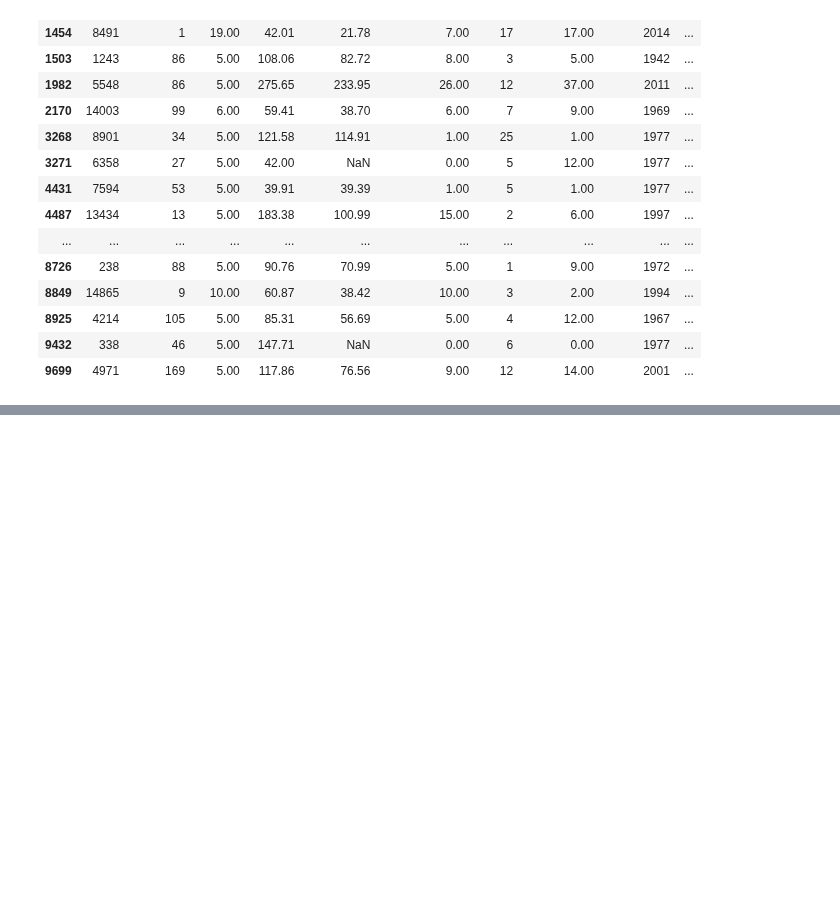
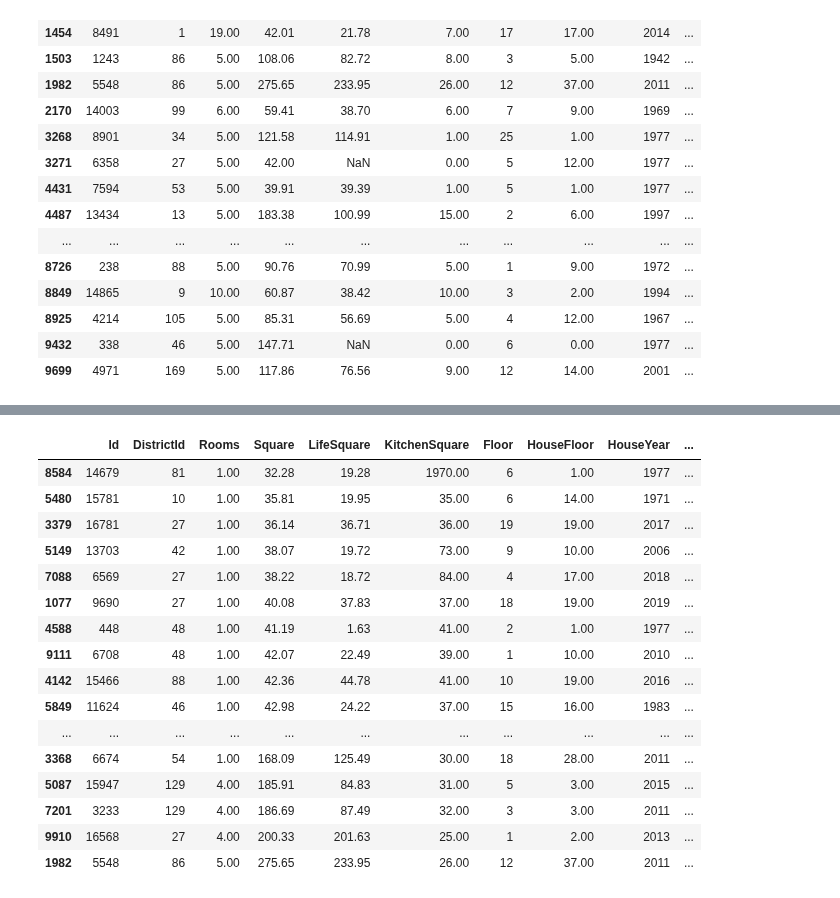
Before and after one commit to uc20100/Python-for-Data-Science, a Jupyter notebook: course_project.ipynb, the cells around one changed output, grey strips where cells are left out. Cells and saved outputs as stored; diff of their text form; code cells hidden in the pictures; blank space fills up the shorter version.

```diff
--- a/course_project.ipynb
+++ b/course_project.ipynb
@@ -487,10 +503,3 @@ train_data.loc[viev_outliers(outliers, 'Rooms')]
 | 8925 | 4214 | 105 | 5.00 | 85.31 | 56.69 | 5.00 | 4 | 12.00 | 1967 | ... |
 | 9432 | 338 | 46 | 5.00 | 147.71 | NaN | 0.00 | 6 | 0.00 | 1977 | ... |
 | 9699 | 4971 | 169 | 5.00 | 117.86 | 76.56 | 9.00 | 12 | 14.00 | 2001 | ... |
-# %%
-# Выбираем квартиры которые есть в выбрасах и площадь которых меньше 100 квадратов
-edit_rooms= X.loc[viev_outliers(outliers, 'Rooms')][X['Square'] < 100]
-# Устанавливаем количество комнат раной медиане
-X.loc[edit_rooms.index, ['Rooms']] = X['Rooms'].median()
-# Посмотрим, что получилось
-X.loc[viev_outliers(outliers, 'Rooms')].head()
@@ -504,8 +505,0 @@ X.loc[viev_outliers(outliers, 'Rooms')].head()
-# %%
-# Заменим квартиры с нулём комнат на медиану
-X[X['Rooms'] == 0] = X['Rooms'].median()
-# %%
-# Удалим выбросы с помощью логорифмической функции
-X['Rooms'] = np.log1p(X['Rooms'])
-# Выведем признаки которые имеют выбросы
-print(emission_test(ds=X, col_test=['Rooms'])[0])
@@ -513,0 +534,5 @@ print(emission_test(ds=X, col_test=['Rooms'])[0])
+# %%
+# Создадим индексы строк в которых 5 и более комнат, а их площадь менее 100 или меньше одной комнаты
+index_edit = X.query('(((Rooms >= 5) & (Square < 100)) | (Rooms < 1))').index
+# Заменим аномальные значения на медиану
+X.loc[index_edit, ['Rooms']] = X['Rooms'].median()
@@ -513,0 +611,21 @@ print(emission_test(ds=X, col_test=['Rooms'])[0])
+# %%
+# Посмотрим квартиры с кухней > 20
+X.query('(KitchenSquare > 20)').sort_values(by='Square')
+# %% [output]
+|  | Id | DistrictId | Rooms | Square | LifeSquare | KitchenSquare | Floor | HouseFloor | HouseYear | ... |
+| 8584 | 14679 | 81 | 1.00 | 32.28 | 19.28 | 1970.00 | 6 | 1.00 | 1977 | ... |
+| 5480 | 15781 | 10 | 1.00 | 35.81 | 19.95 | 35.00 | 6 | 14.00 | 1971 | ... |
+| 3379 | 16781 | 27 | 1.00 | 36.14 | 36.71 | 36.00 | 19 | 19.00 | 2017 | ... |
+| 5149 | 13703 | 42 | 1.00 | 38.07 | 19.72 | 73.00 | 9 | 10.00 | 2006 | ... |
+| 7088 | 6569 | 27 | 1.00 | 38.22 | 18.72 | 84.00 | 4 | 17.00 | 2018 | ... |
+| 1077 | 9690 | 27 | 1.00 | 40.08 | 37.83 | 37.00 | 18 | 19.00 | 2019 | ... |
+| 4588 | 448 | 48 | 1.00 | 41.19 | 1.63 | 41.00 | 2 | 1.00 | 1977 | ... |
+| 9111 | 6708 | 48 | 1.00 | 42.07 | 22.49 | 39.00 | 1 | 10.00 | 2010 | ... |
+| 4142 | 15466 | 88 | 1.00 | 42.36 | 44.78 | 41.00 | 10 | 19.00 | 2016 | ... |
+| 5849 | 11624 | 46 | 1.00 | 42.98 | 24.22 | 37.00 | 15 | 16.00 | 1983 | ... |
+| ... | ... | ... | ... | ... | ... | ... | ... | ... | ... | ... |
+| 3368 | 6674 | 54 | 1.00 | 168.09 | 125.49 | 30.00 | 18 | 28.00 | 2011 | ... |
+| 5087 | 15947 | 129 | 4.00 | 185.91 | 84.83 | 31.00 | 5 | 3.00 | 2015 | ... |
+| 7201 | 3233 | 129 | 4.00 | 186.69 | 87.49 | 32.00 | 3 | 3.00 | 2011 | ... |
+| 9910 | 16568 | 27 | 4.00 | 200.33 | 201.63 | 25.00 | 1 | 2.00 | 2013 | ... |
+| 1982 | 5548 | 86 | 5.00 | 275.65 | 233.95 | 26.00 | 12 | 37.00 | 2011 | ... |
```
Also changed, not shown: parts of 46 cells of this notebook.
